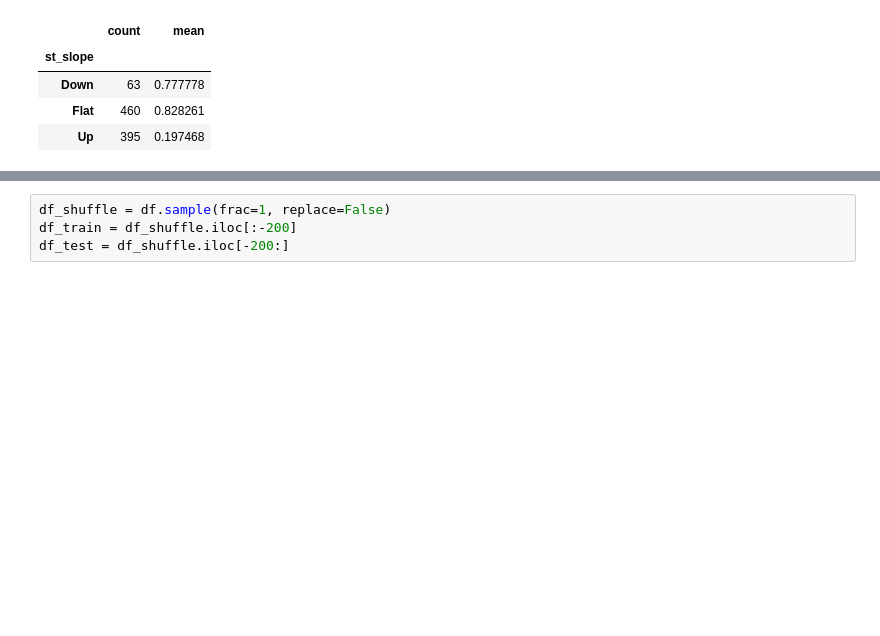
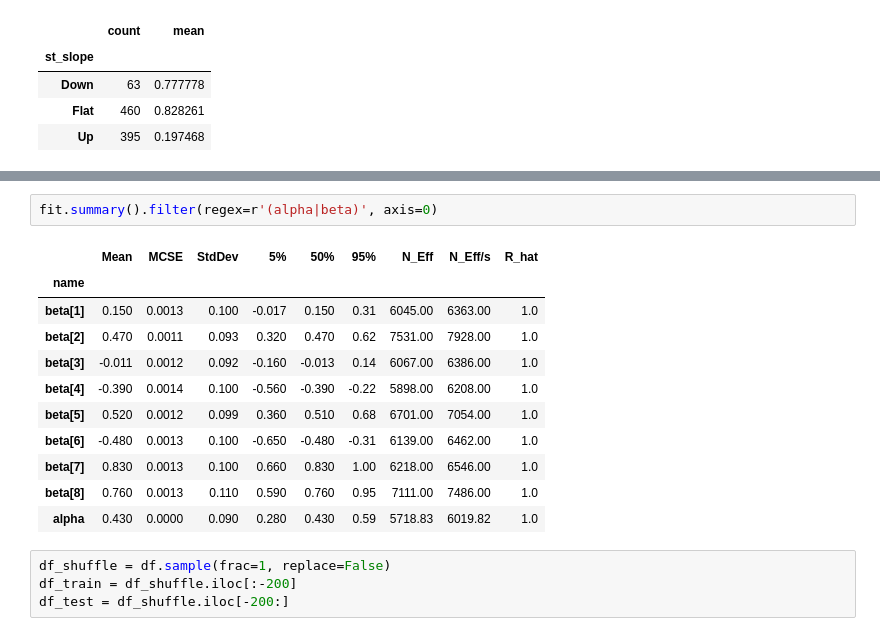
Before and after one commit to Elias-YJ/BDA_project, a Jupyter notebook: test.ipynb, the cells around one changed output, grey strips where cells are left out. Drawn from its saved outputs; the diff is of its cells as text; blank space fills up the shorter version.

```diff
--- a/test.ipynb
+++ b/test.ipynb
@@ -122,3 +204,17 @@ data['X']
+# %%
+fit.summary().filter(regex=r'(alpha|beta)', axis=0)
+# %% [output]
+|  | Mean | MCSE | StdDev | 5% | 50% | 95% | N_Eff | N_Eff/s | R_hat |
+| name |  |  |  |  |  |  |  |  |  |
+| beta[1] | 0.150 | 0.0013 | 0.100 | -0.017 | 0.150 | 0.31 | 6045.00 | 6363.00 | 1.0 |
+| beta[2] | 0.470 | 0.0011 | 0.093 | 0.320 | 0.470 | 0.62 | 7531.00 | 7928.00 | 1.0 |
+| beta[3] | -0.011 | 0.0012 | 0.092 | -0.160 | -0.013 | 0.14 | 6067.00 | 6386.00 | 1.0 |
+| beta[4] | -0.390 | 0.0014 | 0.100 | -0.560 | -0.390 | -0.22 | 5898.00 | 6208.00 | 1.0 |
+| beta[5] | 0.520 | 0.0012 | 0.099 | 0.360 | 0.510 | 0.68 | 6701.00 | 7054.00 | 1.0 |
+| beta[6] | -0.480 | 0.0013 | 0.100 | -0.650 | -0.480 | -0.31 | 6139.00 | 6462.00 | 1.0 |
+| beta[7] | 0.830 | 0.0013 | 0.100 | 0.660 | 0.830 | 1.00 | 6218.00 | 6546.00 | 1.0 |
+| beta[8] | 0.760 | 0.0013 | 0.110 | 0.590 | 0.760 | 0.95 | 7111.00 | 7486.00 | 1.0 |
+| alpha | 0.430 | 0.0000 | 0.090 | 0.280 | 0.430 | 0.59 | 5718.83 | 6019.82 | 1.0 |
 # %%
 df_shuffle = df.sample(frac=1, replace=False)
 df_train = df_shuffle.iloc[:-200]
```
Also changed, not shown: parts of 17 cells of this notebook, 7 other files.
